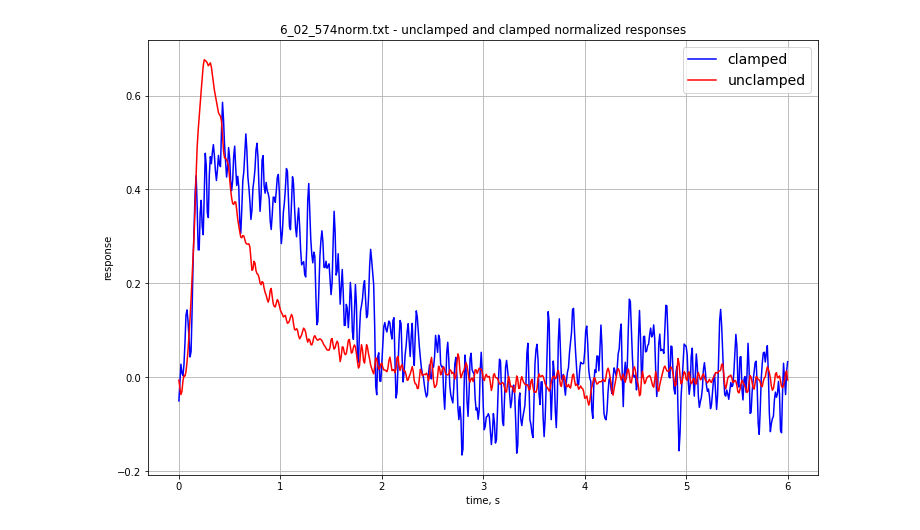
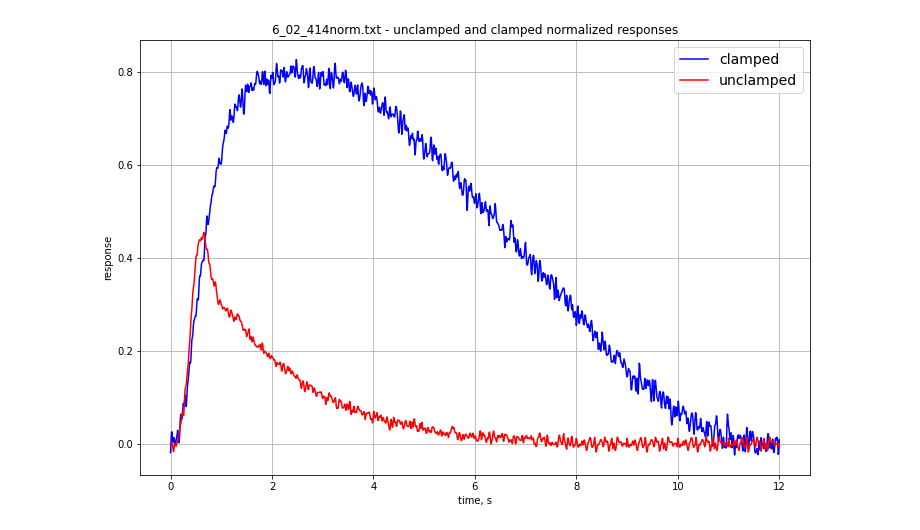
Before and after one commit to AndreiZherder/adaptation-memory, a Jupyter notebook: pde-extraction.ipynb, the cells around one changed output. Cells and saved outputs as stored; diff of their text form; code cells hidden in the pictures.

```diff
--- a/pde-extraction.ipynb
+++ b/pde-extraction.ipynb
@@ -7,39 +7,39 @@ from scipy import stats, optimize
 
 
 input_dir = "./pde-extraction/"
-filename = "6_02_574norm.txt"
+filename = "6_02_414norm.txt"
 
 unclamped = []
 clamped = []
 t = []
 with open(input_dir + filename, 'r', encoding='utf-8') as file:
     for line in file:
         r0, r1, r2 = (float('0' if num == '.' else num) for num in line.split())
         unclamped.append(r0)
         clamped.append(r1)
         t.append(r2)
 unclamped = np.array(unclamped)
 clamped = np.array(clamped)
 t = np.array(t)
 
 # https://support.ptc.com/help/mathcad/r8.0/ru/index.html#page/PTC_Mathcad_Help/gaussian_kernel_smoothing.html#wwID0ELY5U
 # unclampeds = gaussian_filter1d(unclamped, sigma=0.37)
 # clampeds = gaussian_filter1d(clamped, sigma=0.37)
 
 fig, ax = plt.subplots()
 ax.plot(t, clamped, 'b', label='clamped')
 ax.plot(t, unclamped, 'r', label='unclamped')
 # ax.plot(t, unclampeds, 'g', label='unclampeds')
 # ax.plot(t, clampeds, 'g', label='clampeds')
 fig.set_figwidth(12)
 fig.set_figheight(8)
 ax.set_title(f'{filename} - unclamped and clamped normalized responses')
 ax.set_xlabel('time, s')
 ax.set_ylabel('response')
 ax.legend(prop={"size": 14})
 ax.grid()
 # %% [output]
-[figure, old version]
+[figure, new version]
 # %%
 h = 3   # channels's cooperativity
 y1 = (1 - clamped) ** (1 / h)
```
Also changed, not shown: parts of 2 cells of this notebook.
